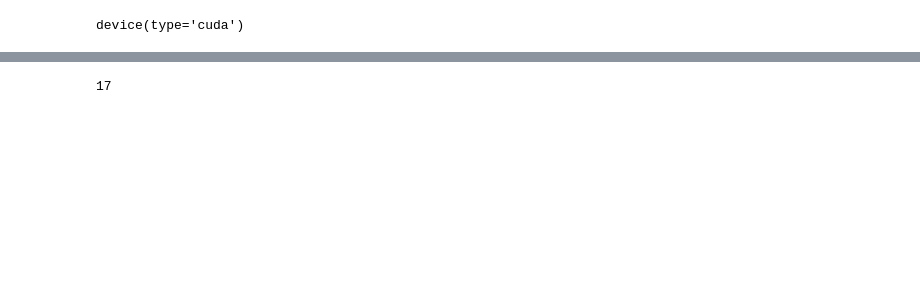
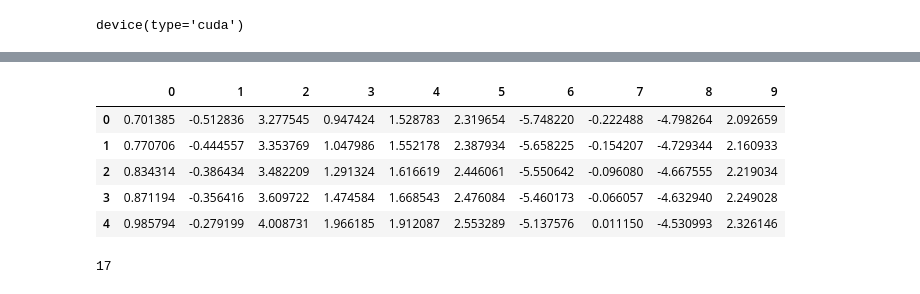
Before and after one commit to VasileiosKottas/AstroInformatics, a Jupyter notebook: GANS/time_gan (1).ipynb, the cells around one changed output, grey strips where cells are left out. Drawn from its saved outputs; the diff is of its cells as text; code cells hidden in the pictures; blank space fills up the shorter version.

```diff
--- a/GANS/time_gan (1).ipynb
+++ b/GANS/time_gan (1).ipynb
@@ -61,3 +37,22 @@ df
+# %%
+df = pd.read_csv('../data/interpolated_spectra.csv')
+df = df.dropna()
+df = df.T
+# Assuming df is your DataFrame
+df = df.reset_index()  # Move the index to a new column
+wave = df['index']
+df = df.drop(columns='index')
+# Set the index column as the first column (it's already the first after reset_index)
+df.head()
+# df
+# axes = plt.plot(df['Wavelength'], df['Flux'])
+# %% [output]
+|  | 0 | 1 | 2 | 3 | 4 | 5 | 6 | 7 | 8 | 9 |
+| 0 | 0.701385 | -0.512836 | 3.277545 | 0.947424 | 1.528783 | 2.319654 | -5.748220 | -0.222488 | -4.798264 | 2.092659 |
+| 1 | 0.770706 | -0.444557 | 3.353769 | 1.047986 | 1.552178 | 2.387934 | -5.658225 | -0.154207 | -4.729344 | 2.160933 |
+| 2 | 0.834314 | -0.386434 | 3.482209 | 1.291324 | 1.616619 | 2.446061 | -5.550642 | -0.096080 | -4.667555 | 2.219034 |
+| 3 | 0.871194 | -0.356416 | 3.609722 | 1.474584 | 1.668543 | 2.476084 | -5.460173 | -0.066057 | -4.632940 | 2.249028 |
+| 4 | 0.985794 | -0.279199 | 4.008731 | 1.966185 | 1.912087 | 2.553289 | -5.137576 | 0.011150 | -4.530993 | 2.326146 |
 # %%
 len(df)
 # %% [output]
```
Also changed, not shown: parts of 14 cells of this notebook, 11 other files.
